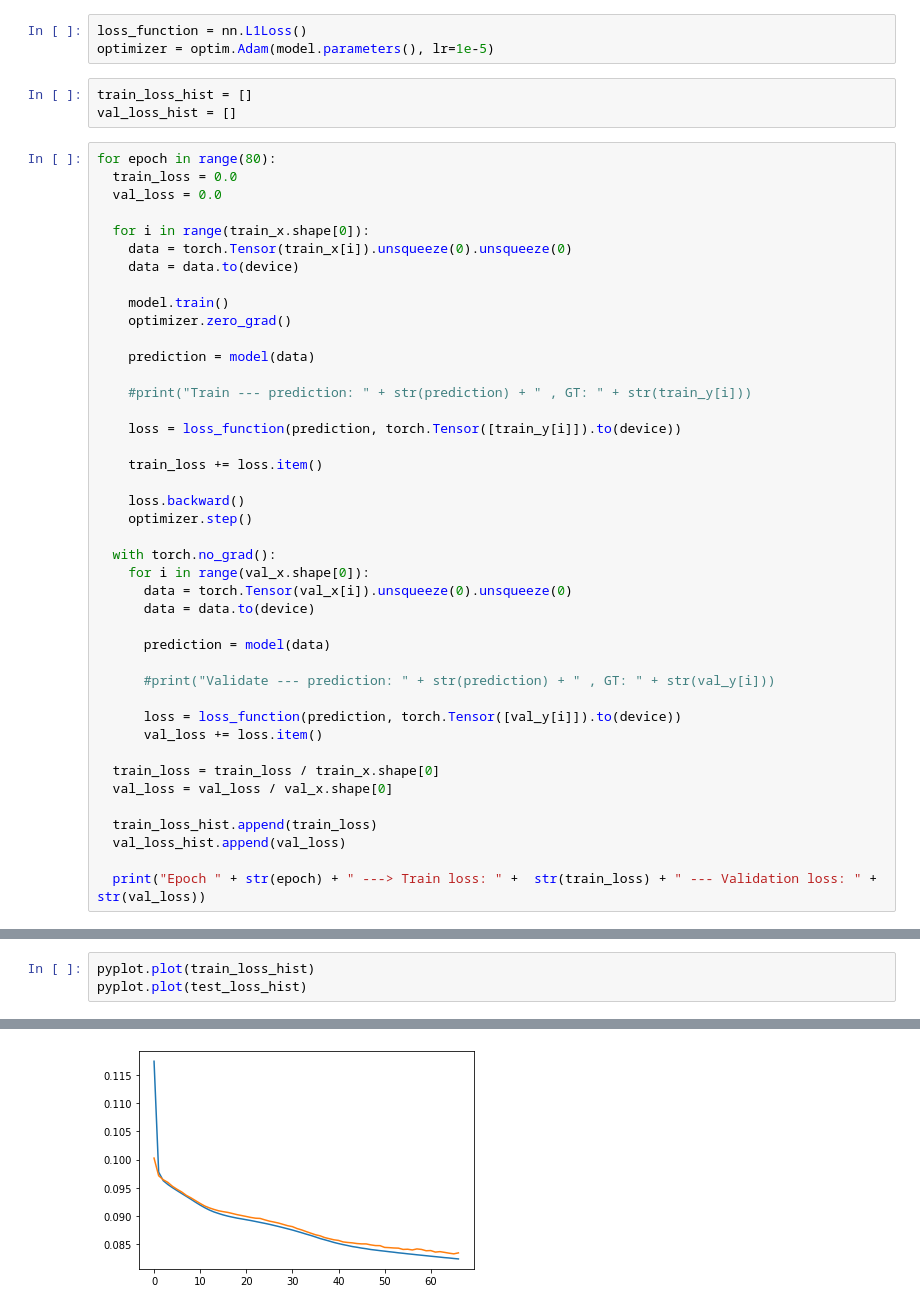
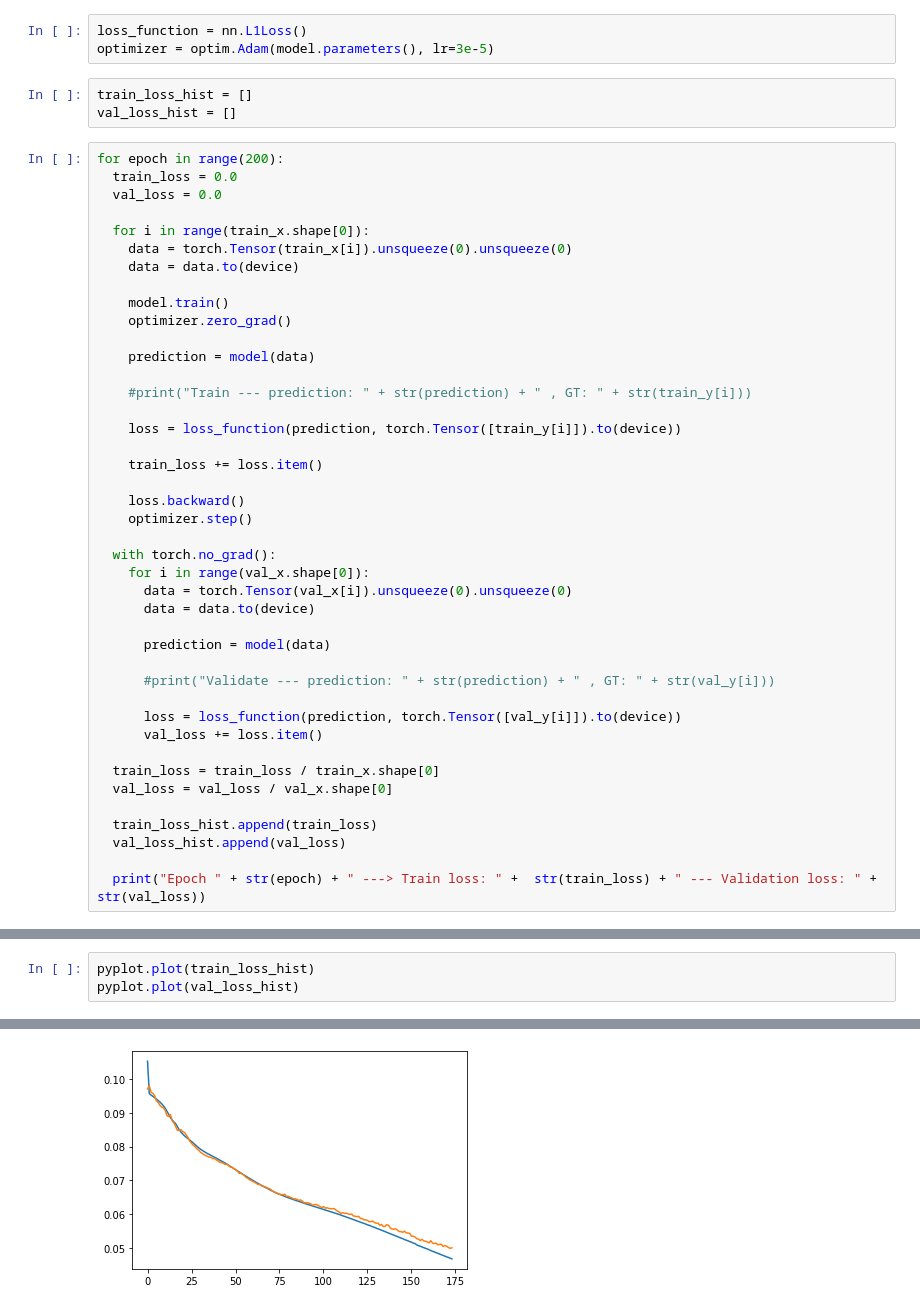
Before and after one commit to CanKeles5/SequenceModels, a Jupyter notebook: TEIAŞ_LSTM_predict_NG.ipynb, the cells around one changed output, grey strips where cells are left out. Saved outputs shown, nothing was run; the diff lists cells and outputs as text.

```diff
--- a/TEIAŞ_LSTM_predict_NG.ipynb
+++ b/TEIAŞ_LSTM_predict_NG.ipynb
@@ -179,12 +179,12 @@ sum(p.numel() for p in model.parameters())
 1824301
 # %%
 loss_function = nn.L1Loss()
-optimizer = optim.Adam(model.parameters(), lr=1e-5)
+optimizer = optim.Adam(model.parameters(), lr=3e-5)
 # %%
 train_loss_hist = []
 val_loss_hist = []
 # %%
-for epoch in range(80):
+for epoch in range(200):
   train_loss = 0.0
   val_loss = 0.0
 
@@ -230,6 +246,6 @@ KeyboardInterrupt: ignored
 # %%
 pyplot.plot(train_loss_hist)
-pyplot.plot(test_loss_hist)
+pyplot.plot(val_loss_hist)
 # %% [output]
 [<matplotlib.lines.Line2D at 0x...>]
-[figure, old version]
+[figure, new version]
```
Also changed, not shown: parts of 6 cells of this notebook.
